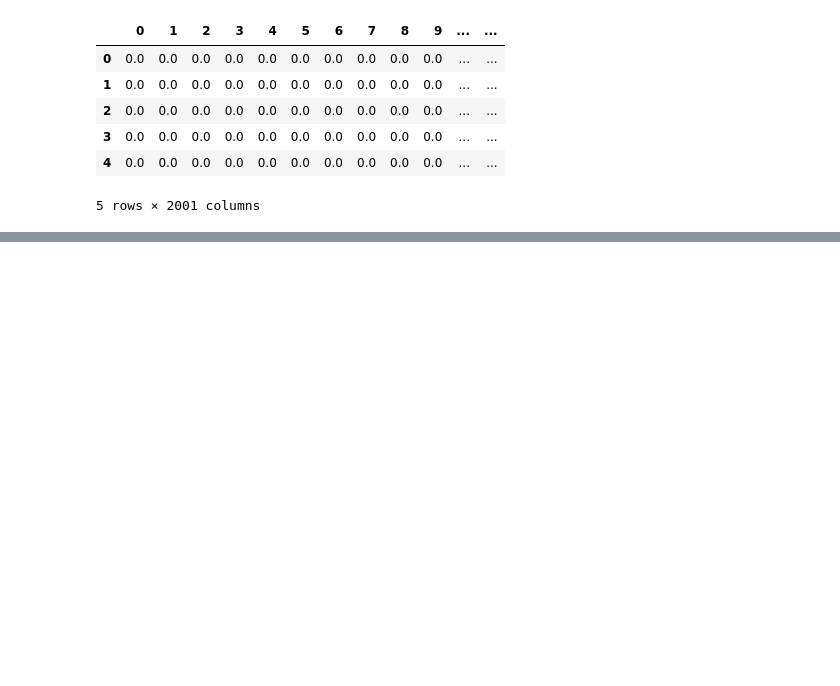
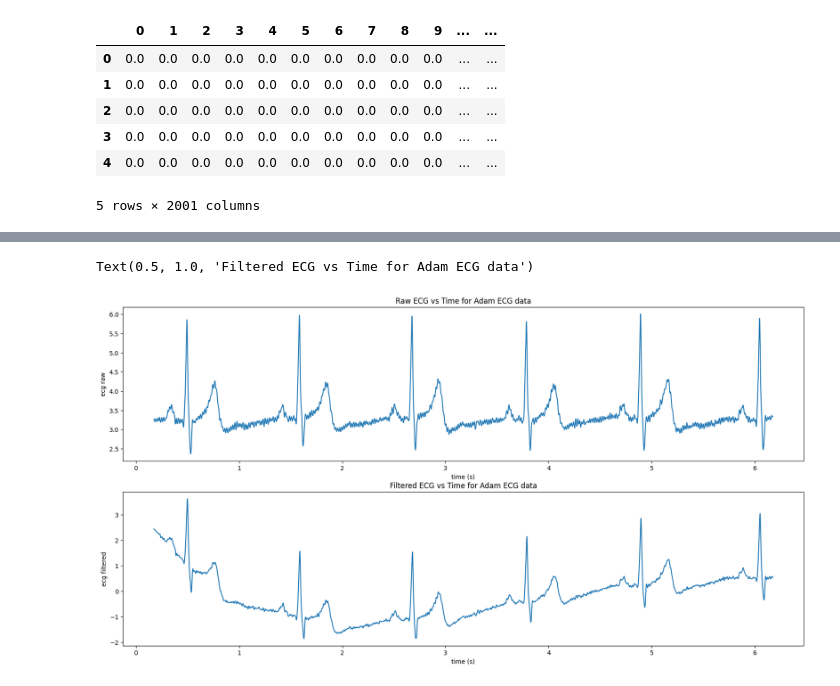
Before and after one commit to jamiemilsom/ECG_realtime_sim, a Jupyter notebook: python/visualisations.ipynb, the cells around one changed output, grey strips where cells are left out. Drawn from its saved outputs; the diff is of its cells as text; code cells hidden in the pictures; blank space fills up the shorter version.

```diff
--- a/python/visualisations.ipynb
+++ b/python/visualisations.ipynb
@@ -38,0 +55,8 @@ ecg.head()
+# %%
+adam_ecg = pd.read_csv('adam_ecg_data_4096.csv',header=None)
+adam_ecg['time (s)'] = adam_ecg.index / 860
+adam_ecg['ecg raw'] = adam_ecg[1]
+adam_ecg['ecg filtered'] = adam_ecg[3]
+adam_ecg.drop(columns=[0,1,2,3],inplace=True)
+
+adam_ecg.head()
@@ -38,0 +70,14 @@ ecg.head()
+# %%
+window = int(860 * 6)
+start = 150
+
+plt.figure(figsize=(20, 10))
+plt.subplot(2,1,1)
+sns.lineplot(x='time (s)', y='ecg raw', data=adam_ecg[start:start+window])
+plt.title('Raw ECG vs Time for Adam ECG data')
+plt.subplot(2,1,2)
+sns.lineplot(x='time (s)', y='ecg filtered', data=adam_ecg[start:start+window])
+plt.title('Filtered ECG vs Time for Adam ECG data')
+# %% [output]
+Text(0.5, 1.0, 'Filtered ECG vs Time for Adam ECG data')
+[figure, added]
```
Also changed, not shown: parts of 2 cells of this notebook, 8 other files.
